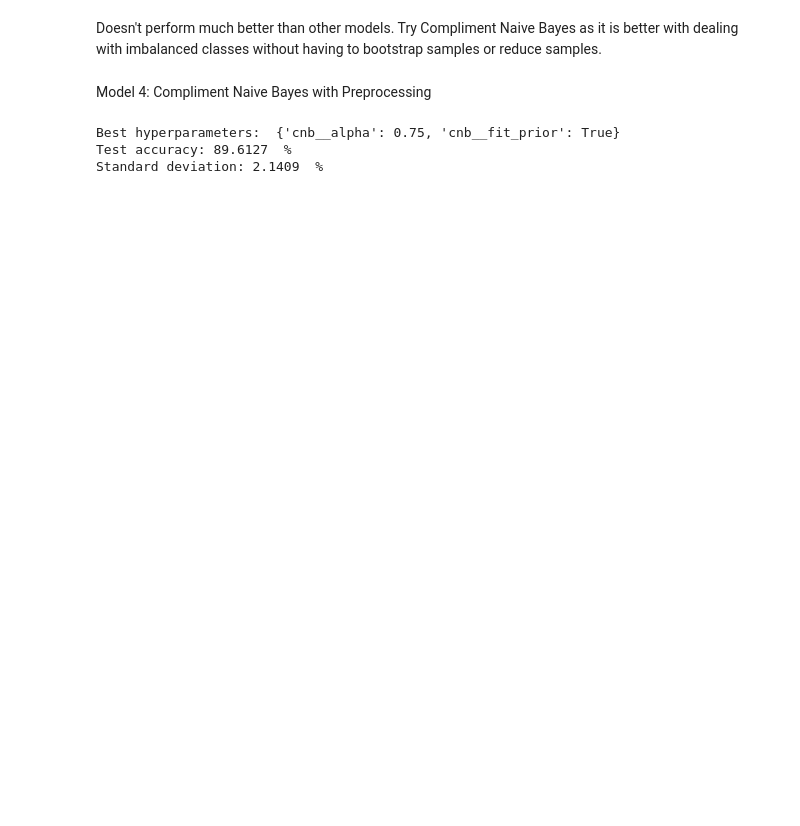
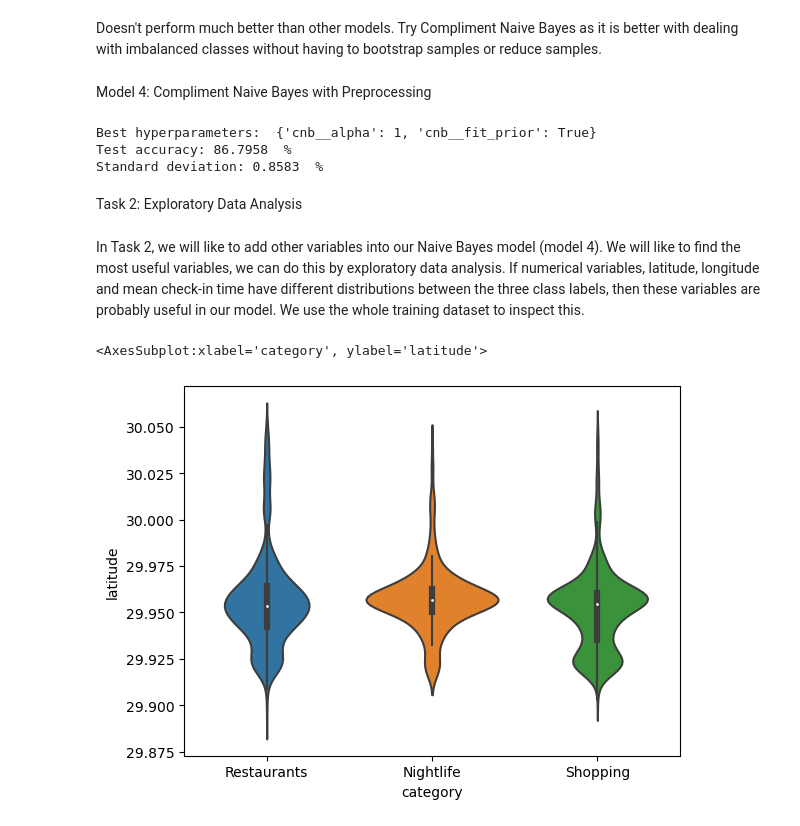
Before and after one commit to Tarin-Eccleston/yelp-data-naive-bayes, a Jupyter notebook: modelling/modelling.ipynb, the cells around one changed output. Drawn from its saved outputs; the diff is of its cells as text; code cells hidden in the pictures; blank space fills up the shorter version.

Commit message:
exploratory data analysis (EDA) on lat, lon and mean check-in time variables

```diff
--- a/modelling/modelling.ipynb
+++ b/modelling/modelling.ipynb
@@ -250,7 +254,7 @@ pipeline = Pipeline([
 ])
 
 # data is split in a way that maintains the proportion of instances of each class in each fold. used when testing with imbalanced data
-cv_struct = RepeatedStratifiedKFold(n_splits = k_folds, n_repeats=3, random_state=rs)
+cv_struct = RepeatedStratifiedKFold(n_splits = k_folds, n_repeats=1, random_state=7)
 
 grid_search = GridSearchCV(pipeline, params, cv=cv_struct, scoring='accuracy')
 grid_search.fit(X_train, y_train)
@@ -272,6 +276,17 @@ percent_std_dev = std_dev / mean_accuracy * 100
 print('Test accuracy:', round(test_accuracy * 100, 4), " %")
 print('Standard deviation:', round(percent_std_dev, 4), " %")
 # %% [output]
-Best hyperparameters:  {'cnb__alpha': 0.75, 'cnb__fit_prior': True}
-Test accuracy: 89.6127  %
-Standard deviation: 2.1409  %
+Best hyperparameters:  {'cnb__alpha': 1, 'cnb__fit_prior': True}
+Test accuracy: 86.7958  %
+Standard deviation: 0.8583  %
+# %% [markdown]
+Task 2: Exploratory Data Analysis
+# %% [markdown]
+In Task 2, we will like to add other variables into our Naive Bayes model (model 4). We will like to find the most useful variables, we can do this by exploratory data analysis. If numerical variables, latitude, longitude and mean check-in time have different distributions between the three class labels, then these variables are probably useful in our model. We use the whole training dataset to inspect this.
+# %%
+# looking at the whole training dataset
+# latitude
+sns.violinplot(x='category', y='latitude', data=yelp_df)
+# %% [output]
+<AxesSubplot:xlabel='category', ylabel='latitude'>
+[figure, added]
```
Also changed, not shown: parts of 9 cells of this notebook.
